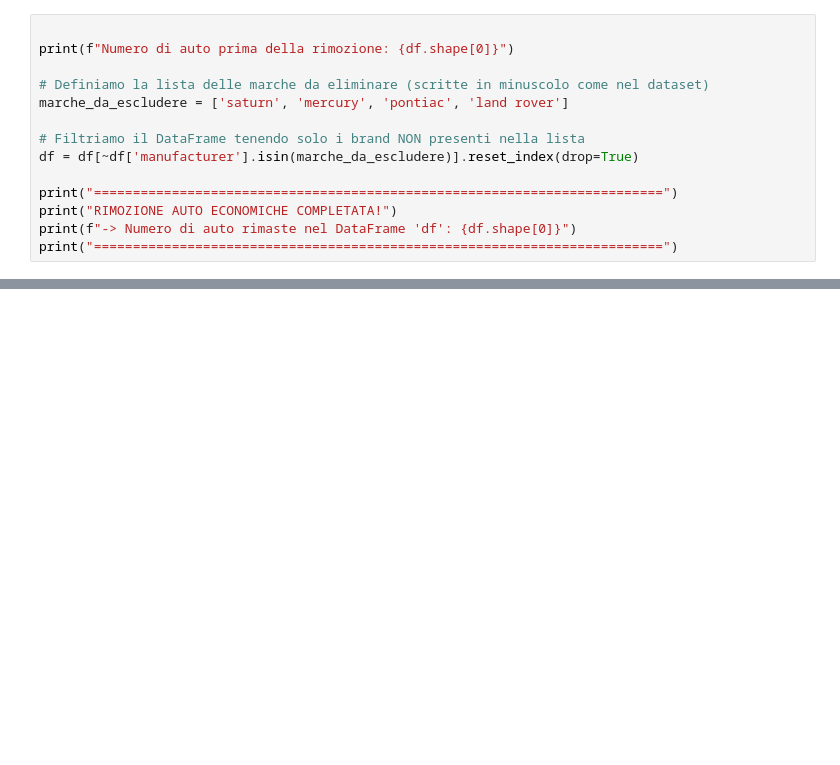
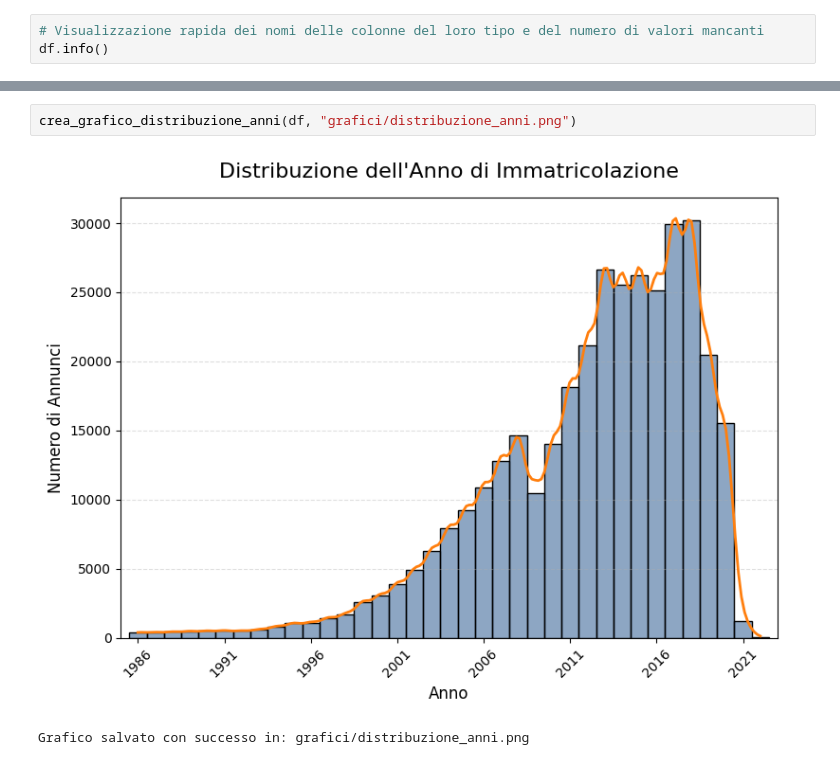
Before and after one commit to Vesp3x/verifica_finale, a Jupyter notebook: dataset_cleaning.ipynb, the cells around one changed output, grey strips where cells are left out. Cells and saved outputs as stored; diff of their text form; blank space fills up the shorter version.

```diff
--- a/dataset_cleaning.ipynb
+++ b/dataset_cleaning.ipynb
@@ -309,15 +322,4 @@ plt.show()
 # %%
-
-print(f"Numero di auto prima della rimozione: {df.shape[0]}")
-
-# Definiamo la lista delle marche da eliminare (scritte in minuscolo come nel dataset)
-marche_da_escludere = ['saturn', 'mercury', 'pontiac', 'land rover']
-
-# Filtriamo il DataFrame tenendo solo i brand NON presenti nella lista
-df = df[~df['manufacturer'].isin(marche_da_escludere)].reset_index(drop=True)
-
-print("=========================================================================")
-print("RIMOZIONE AUTO ECONOMICHE COMPLETATA!")
-print(f"-> Numero di auto rimaste nel DataFrame 'df': {df.shape[0]}")
-print("=========================================================================")
+# Visualizzazione rapida dei nomi delle colonne del loro tipo e del numero di valori mancanti
+df.info()
 # %% [output]
@@ -372,0 +395,5 @@ plt.show()
+# %%
+crea_grafico_distribuzione_anni(df, "grafici/distribuzione_anni.png")
+# %% [output]
+[figure, added]
+Grafico salvato con successo in: grafici/distribuzione_anni.png
```
Also changed, not shown: parts of 31 cells of this notebook, 38 other files.
